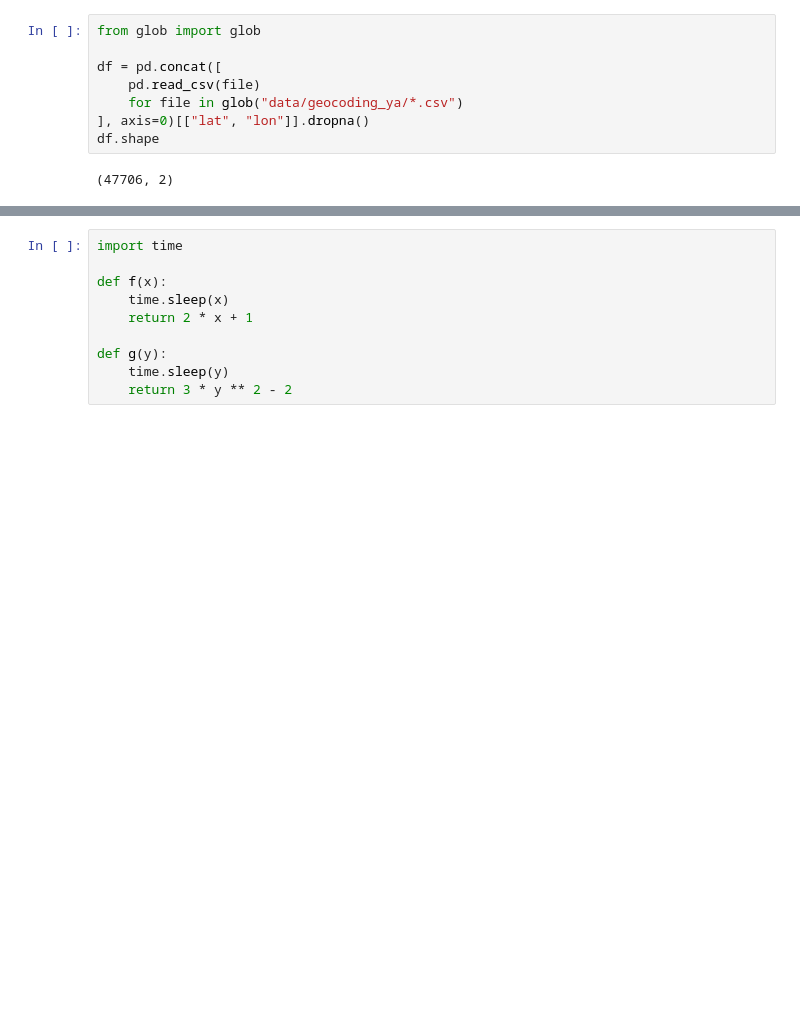
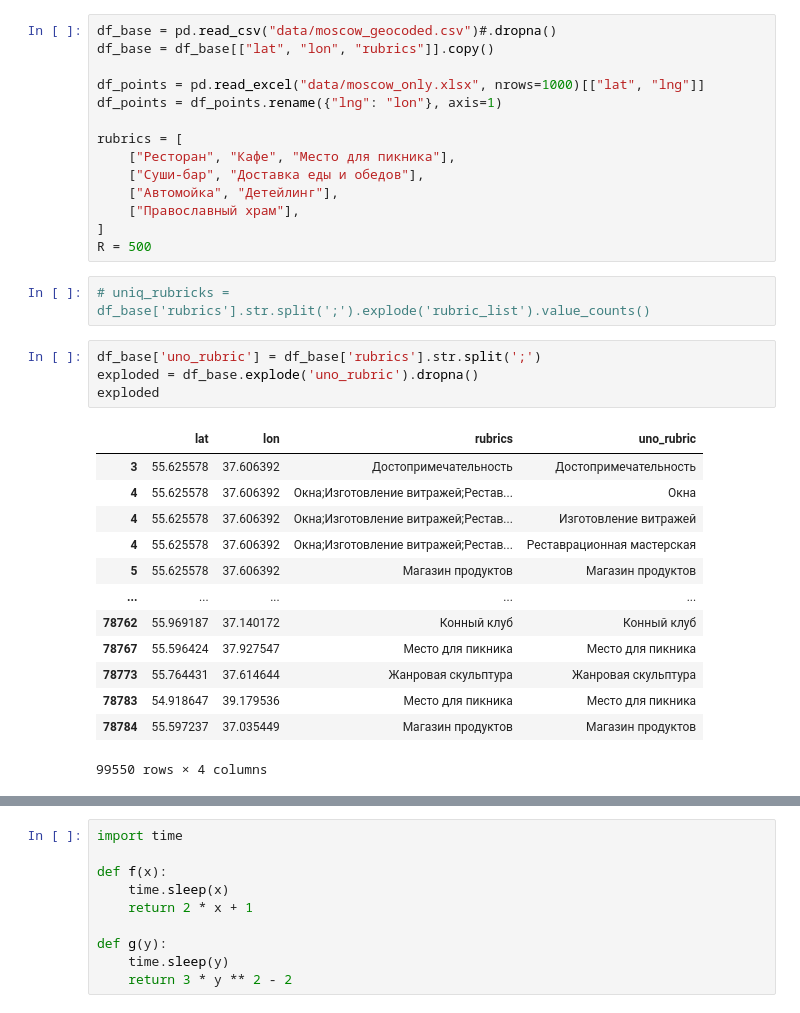
Before and after one commit to mgolovstik/sirius-school-proj, a Jupyter notebook: draft.ipynb, the cells around one changed output, grey strips where cells are left out. Saved outputs shown, nothing was run; the diff lists cells and outputs as text; blank space fills up the shorter version.

```diff
--- a/draft.ipynb
+++ b/draft.ipynb
@@ -26,13 +23,37 @@ def haversine_2D_mat(data1, data2):
 
     vec_dist = 2 * EARTH_RADIUS * np.arcsin(np.sqrt(a))
     return vec_dist * 1000
-# %%
-from glob import glob
-
-df = pd.concat([
-    pd.read_csv(file)
-    for file in glob("data/geocoding_ya/*.csv")
-], axis=0)[["lat", "lon"]].dropna()
-df.shape
-# %% [output]
-(47706, 2)
+# %%
+df_base = pd.read_csv("data/moscow_geocoded.csv")#.dropna()
+df_base = df_base[["lat", "lon", "rubrics"]].copy()
+
+df_points = pd.read_excel("data/moscow_only.xlsx", nrows=1000)[["lat", "lng"]]
+df_points = df_points.rename({"lng": "lon"}, axis=1)
+
+rubrics = [
+    ["Ресторан", "Кафе", "Место для пикника"],
+    ["Суши-бар", "Доставка еды и обедов"],
+    ["Автомойка", "Детейлинг"],
+    ["Православный храм"],
+]
+R = 500
+# %%
+# uniq_rubricks = df_base['rubrics'].str.split(';').explode('rubric_list').value_counts()
+# %%
+df_base['uno_rubric'] = df_base['rubrics'].str.split(';')
+exploded = df_base.explode('uno_rubric').dropna()
+exploded
+# %% [output]
+|  | lat | lon | rubrics | uno_rubric |
+| 3 | 55.625578 | 37.606392 | Достопримечательность | Достопримечательность |
+| 4 | 55.625578 | 37.606392 | Окна;Изготовление витражей;Рестав... | Окна |
+| 4 | 55.625578 | 37.606392 | Окна;Изготовление витражей;Рестав... | Изготовление витражей |
+| 4 | 55.625578 | 37.606392 | Окна;Изготовление витражей;Рестав... | Реставрационная мастерская |
+| 5 | 55.625578 | 37.606392 | Магазин продуктов | Магазин продуктов |
+| ... | ... | ... | ... | ... |
+| 78762 | 55.969187 | 37.140172 | Конный клуб | Конный клуб |
+| 78767 | 55.596424 | 37.927547 | Место для пикника | Место для пикника |
+| 78773 | 55.764431 | 37.614644 | Жанровая скульптура | Жанровая скульптура |
+| 78783 | 54.918647 | 39.179536 | Место для пикника | Место для пикника |
+| 78784 | 55.597237 | 37.035449 | Магазин продуктов | Магазин продуктов |
+99550 rows × 4 columns
```
Also changed, not shown: parts of 17 cells of this notebook, 3 other files.
